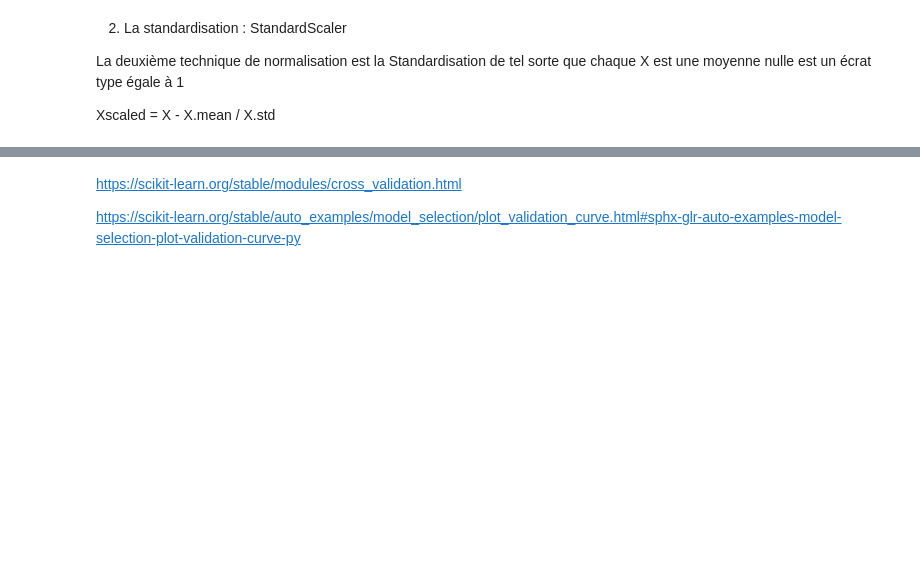
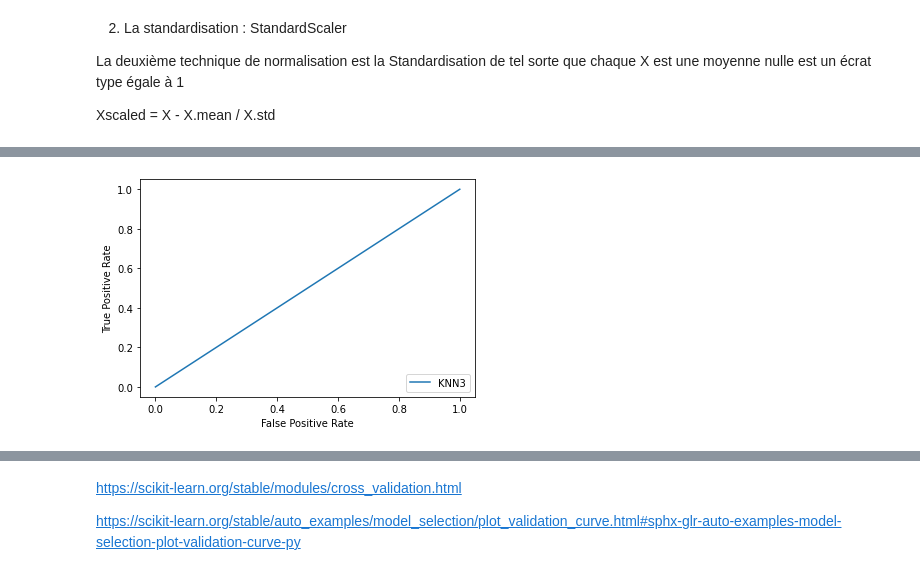
Before and after one commit to SaciaHouioua/BriefKnn, a Jupyter notebook: briefKnn.ipynb, the cells around one changed output, grey strips where cells are left out. Saved outputs shown, nothing was run; the diff lists cells and outputs as text; code cells hidden in the pictures; blank space fills up the shorter version.

```diff
--- a/briefKnn.ipynb
+++ b/briefKnn.ipynb
@@ -602,0 +643,6 @@ plt.plot([0,1], [0,1], 'k--' )
+# %%
+# Tester la combinaison données scaled + KNeighborsClassifier(n_neighbors=3)
+svc_disp = plot_roc_curve(model, X_test, Y_test, label = "KNN3")
+plt.show()
+# %% [output]
+[figure, added]
```
Also changed, not shown: parts of 15 cells of this notebook, 2 other files.
